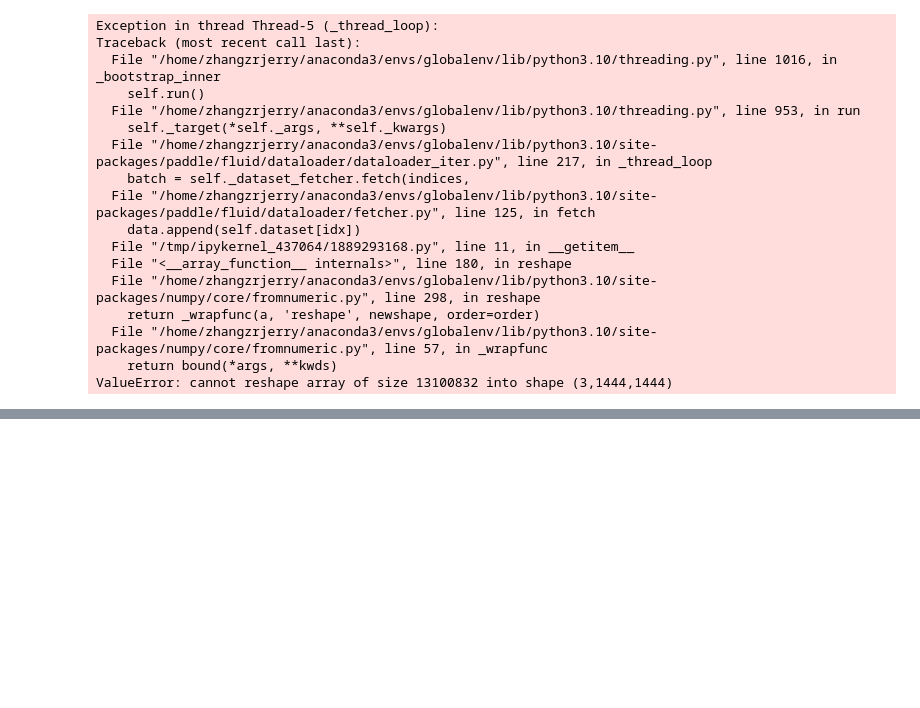
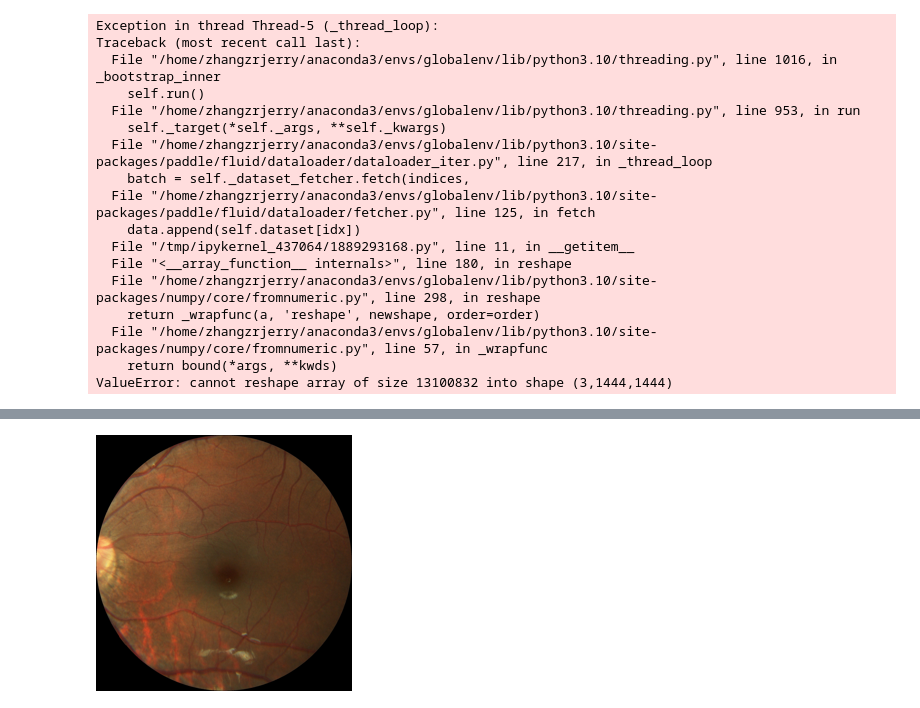
Before and after one commit to ZhangzrJerry/paddle-palmp, a Jupyter notebook: main.ipynb, the cells around one changed output, grey strips where cells are left out. Drawn from its saved outputs; the diff is of its cells as text; code cells hidden in the pictures; blank space fills up the shorter version.

```diff
--- a/main.ipynb
+++ b/main.ipynb
@@ -74,0 +79,4 @@ np.shape(mydataset[0][0])
+# %%
+Image.open('data/PALM-Training400/H0001.jpg').resize((256,256))
+# %% [output]
+[figure, added]
```
Also changed, not shown: parts of 4 cells of this notebook.
